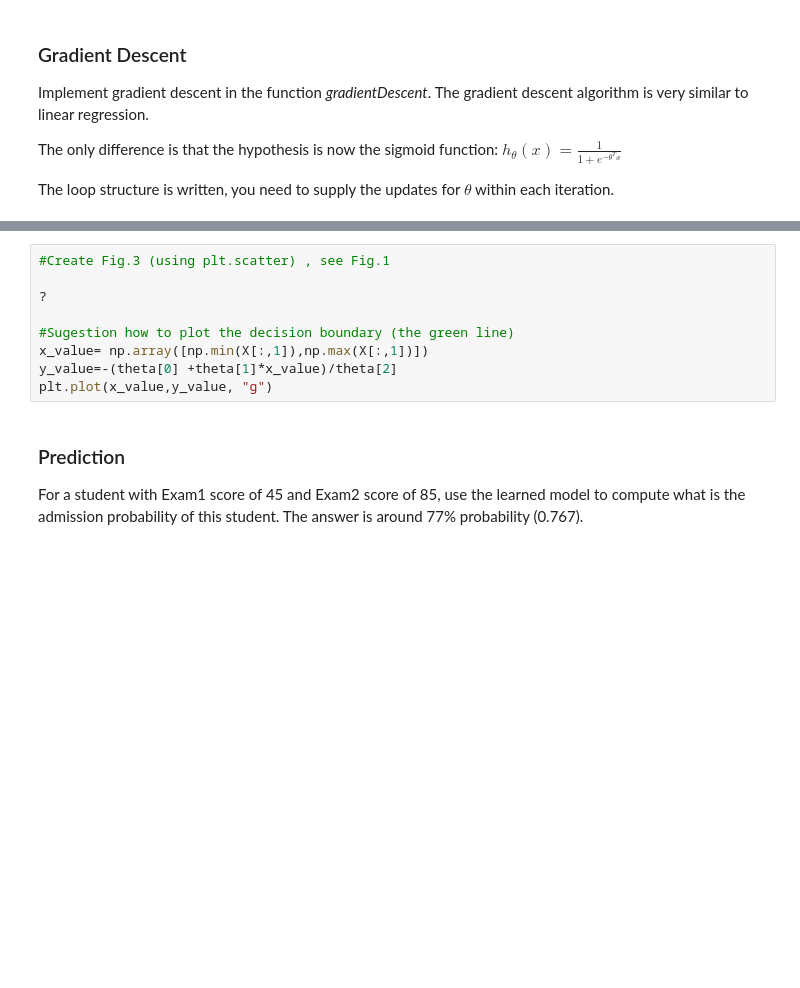
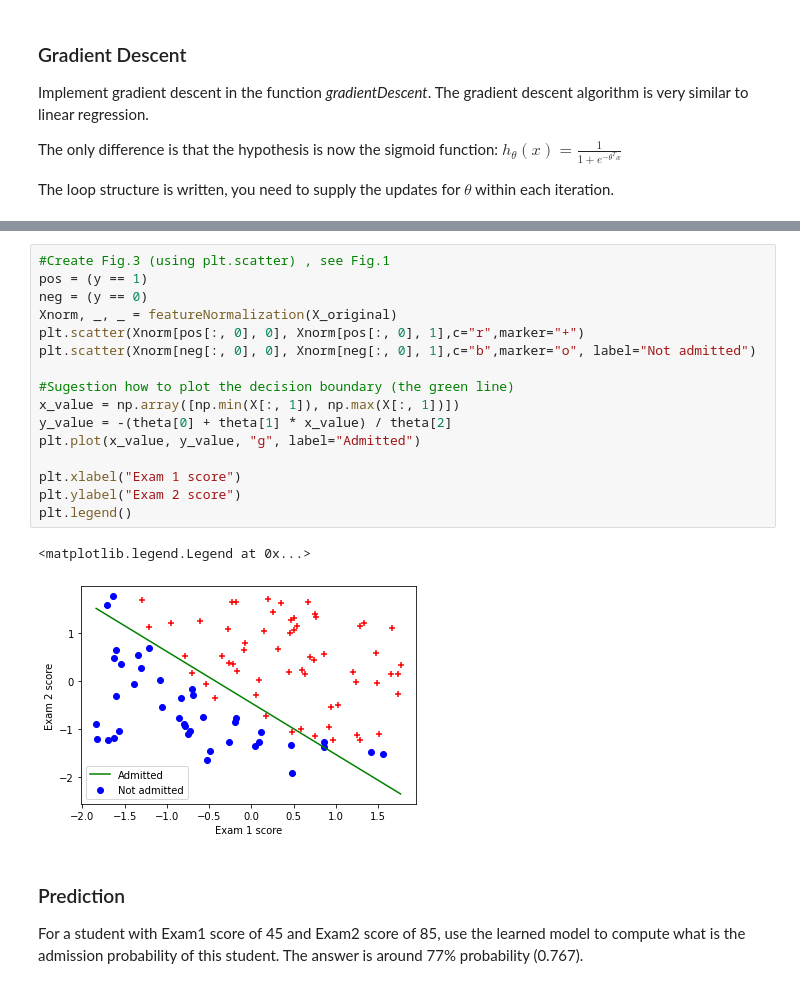
Before and after one commit to TomeCarvalho/TAA_97939, a Jupyter notebook: Class3/LogisticRegression/ML_LogReg.ipynb, the cells around one changed output, grey strips where cells are left out. Drawn from its saved outputs; the diff is of its cells as text; blank space fills up the shorter version.

```diff
--- a/Class3/LogisticRegression/ML_LogReg.ipynb
+++ b/Class3/LogisticRegression/ML_LogReg.ipynb
@@ -195,13 +237,23 @@ Plot the data and the decision boundary. You should get a figure similar to Fig.
 <caption><center> **Fig. 3** : **Training data vs Decision boundary** </center></caption>
 # %%
 #Create Fig.3 (using plt.scatter) , see Fig.1
-
-?
+pos = (y == 1)
+neg = (y == 0)
+Xnorm, _, _ = featureNormalization(X_original)
+plt.scatter(Xnorm[pos[:, 0], 0], Xnorm[pos[:, 0], 1],c="r",marker="+")
+plt.scatter(Xnorm[neg[:, 0], 0], Xnorm[neg[:, 0], 1],c="b",marker="o", label="Not admitted")
 
 #Sugestion how to plot the decision boundary (the green line)
-x_value= np.array([np.min(X[:,1]),np.max(X[:,1])])
-y_value=-(theta[0] +theta[1]*x_value)/theta[2]
-plt.plot(x_value,y_value, "g")
+x_value = np.array([np.min(X[:, 1]), np.max(X[:, 1])])
+y_value = -(theta[0] + theta[1] * x_value) / theta[2]
+plt.plot(x_value, y_value, "g", label="Admitted")
+
+plt.xlabel("Exam 1 score")
+plt.ylabel("Exam 2 score")
+plt.legend()
+# %% [output]
+<matplotlib.legend.Legend at 0x...>
+[figure, added]
 # %% [markdown]
 ### Prediction
 
```
Also changed, not shown: parts of 16 cells of this notebook.
